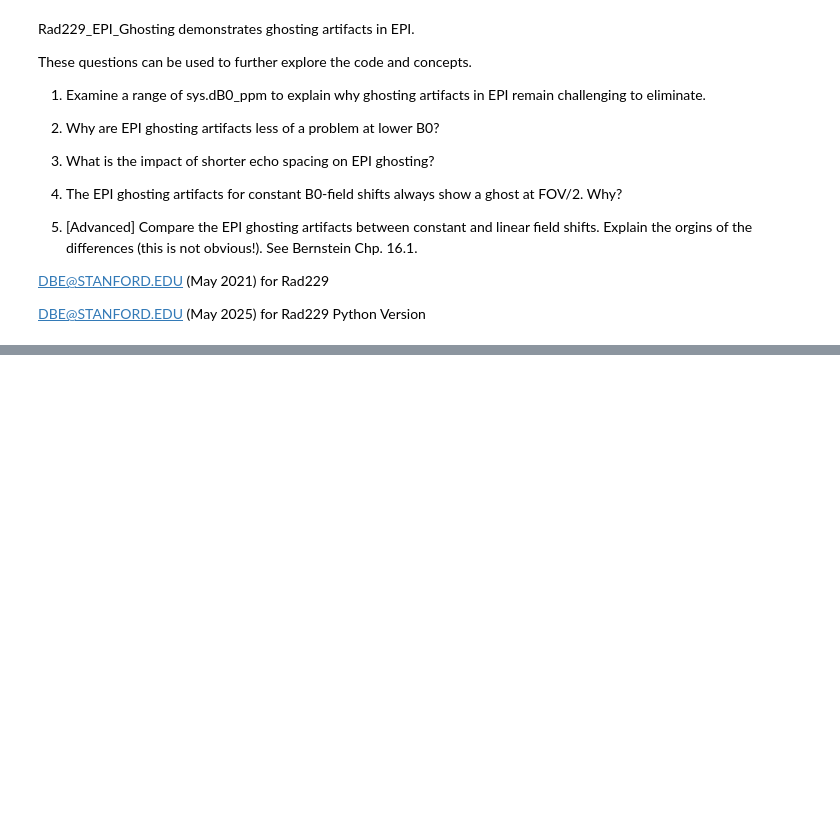
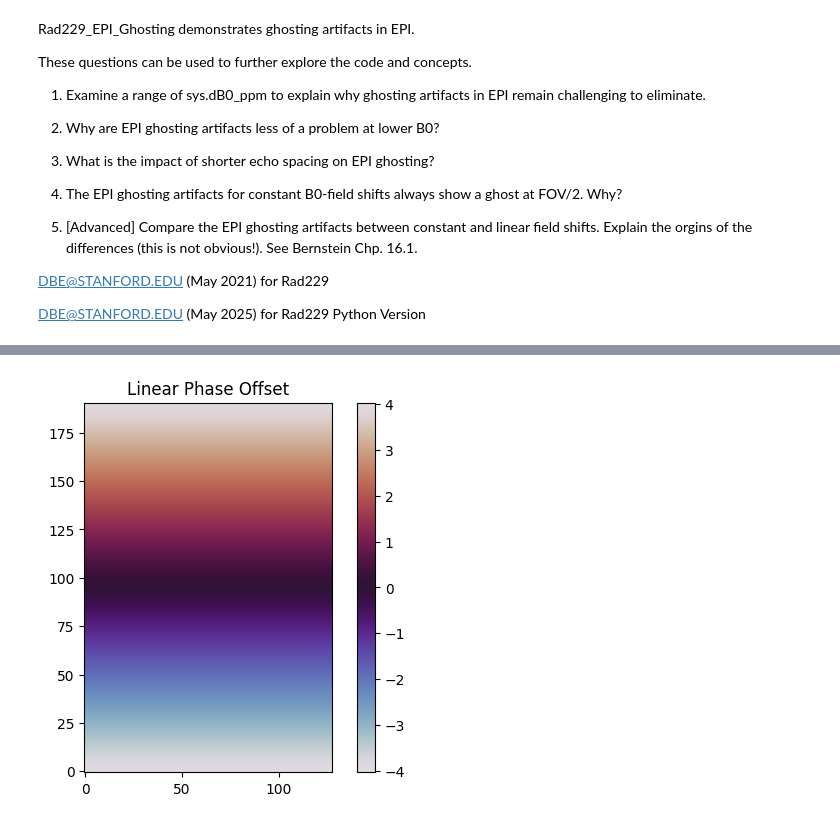
Before and after one commit to mribri999/MRSignalsSeqs, a Jupyter notebook: Python/Rad229_EPI_Ghosting_Demo.ipynb, the cells around one changed output, grey strips where cells are left out. Saved outputs shown, nothing was run; the diff lists cells and outputs as text; code cells hidden in the pictures; blank space fills up the shorter version.

```diff
--- a/Python/Rad229_EPI_Ghosting_Demo.ipynb
+++ b/Python/Rad229_EPI_Ghosting_Demo.ipynb
@@ -100,0 +132,20 @@ NameError: name 'obj' is not defined
+# %%
+# Create a linear phase distribution
+
+# Create a LINEAR off-resonance frequency array (phase encode direction)
+phase_off = 2 * np.pi * sys['f0'] * acq['ESP']
+off_x = np.linspace( 1 , 1 , acq['Nx'] );  # Arbitrary off-resonance frequency [Hz]
+off_y = np.linspace( -phase_off / 2 , phase_off / 2 , acq['Ny'] );  # Arbitrary off-resonance frequency [Hz]
+
+# Create the off-resonance frequency grid across the FOV
+phase_off = np.outer(off_y, off_x)  # Using np.outer to get the outer product
+
+# Plot the constant phase offset
+plt.figure()
+plt.imshow(phase_off, cmap='twilight', aspect='equal', origin='lower')
+plt.title('Linear Phase Offset')
+plt.colorbar()
+#plt.clim(-np.pi/4, np.pi/4)
+plt.show()
+# %% [output]
+[figure, added]
```
Also changed, not shown: parts of 4 cells of this notebook, 21 other files.
